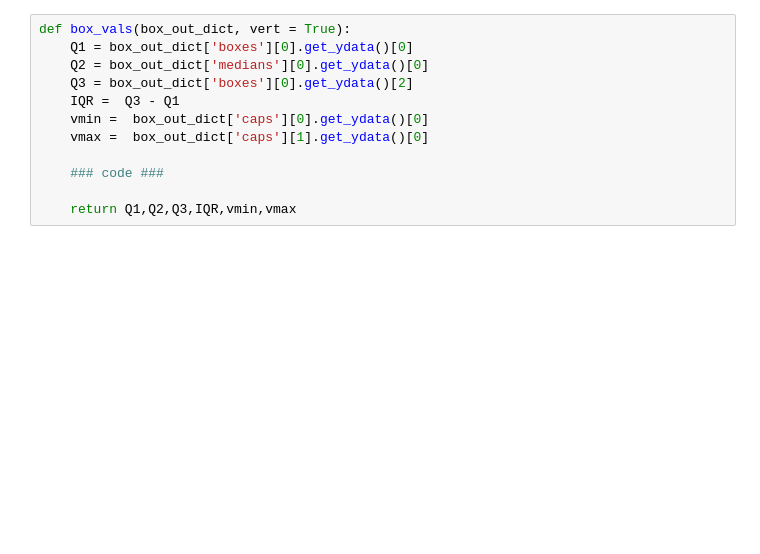
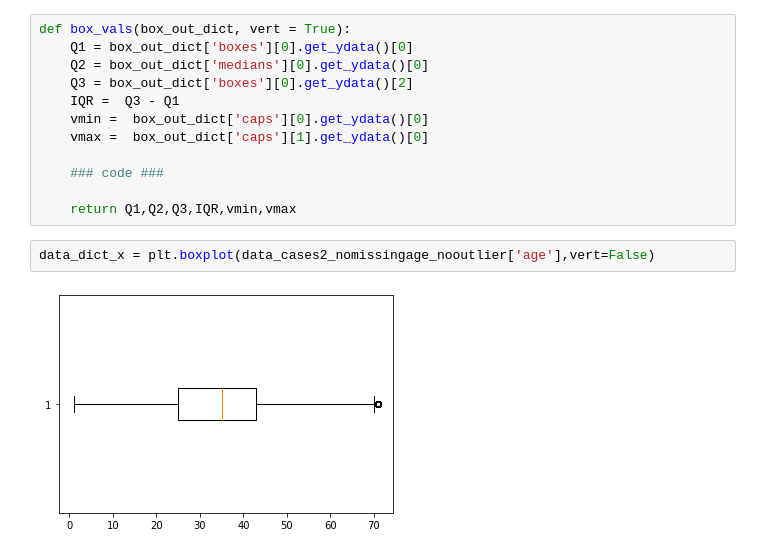
Before and after one commit to kittikhun62/DWDM21, a Jupyter notebook: Data_Preprecessing(chapter_3).ipynb, the cells around one changed output. Saved outputs shown, nothing was run; the diff lists cells and outputs as text; blank space fills up the shorter version.

Commit message:
จบ Data Preprocessing - HW+Quiz 18/08/21

```diff
--- a/Data_Preprecessing(chapter_3).ipynb
+++ b/Data_Preprecessing(chapter_3).ipynb
@@ -1183,3 +1183,7 @@ def box_vals(box_out_dict, vert = True):
     ### code ###
 
     return Q1,Q2,Q3,IQR,vmin,vmax
+# %%
+data_dict_x = plt.boxplot(data_cases2_nomissingage_nooutlier['age'],vert=False)
+# %% [output]
+[figure, added]
```
Also changed, not shown: parts of 31 cells of this notebook.
